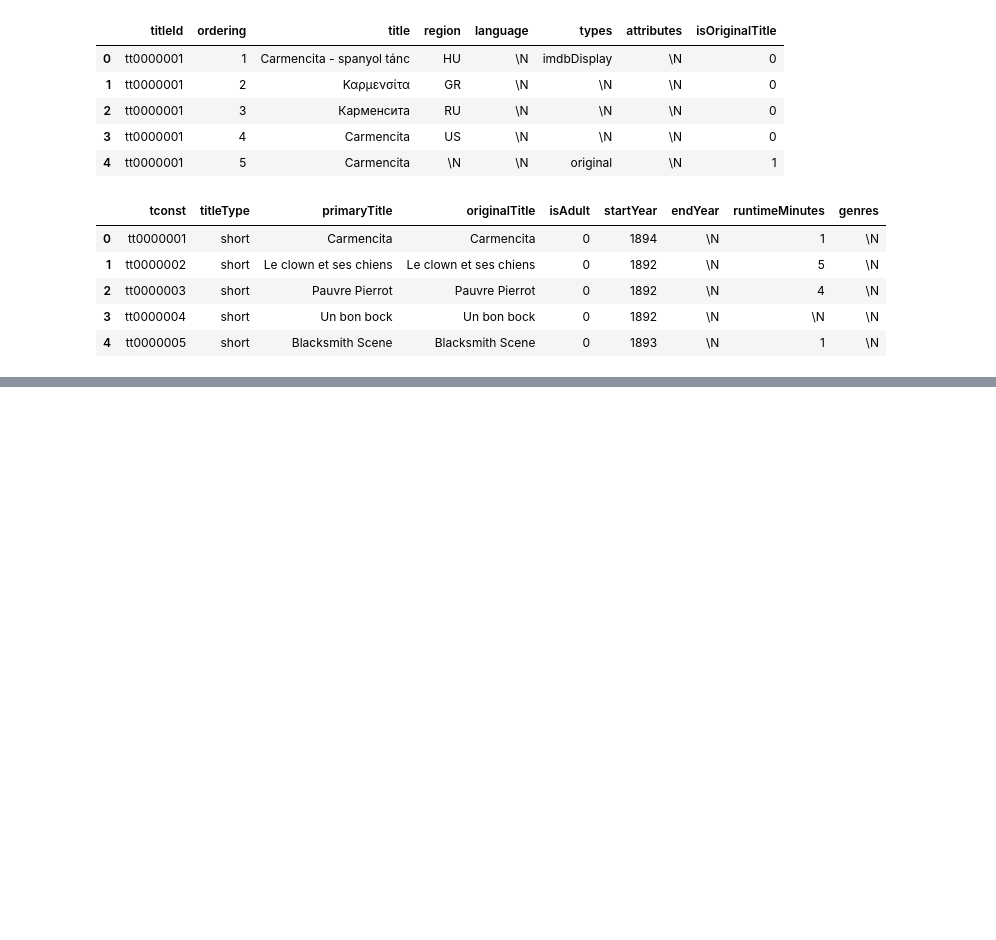
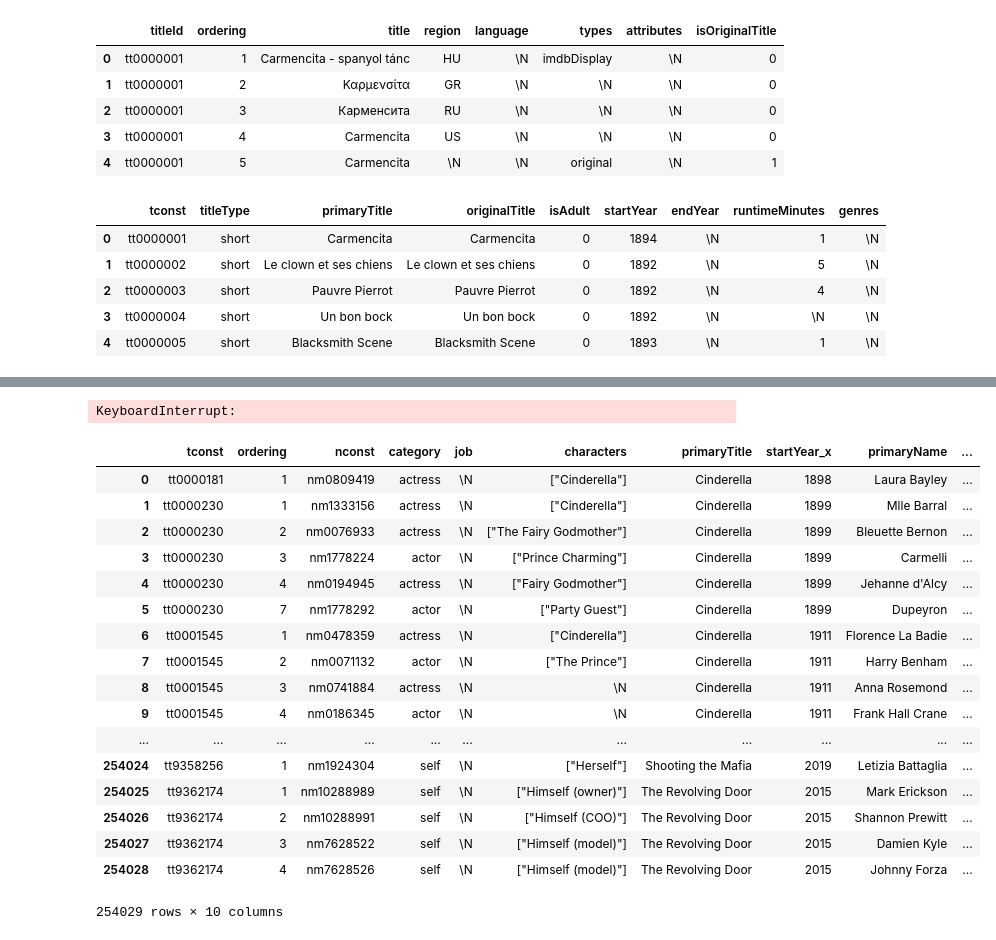
Before and after one commit to tgadf/movies, a Jupyter notebook: IMDB.ipynb, the cells around one changed output, grey strips where cells are left out. Saved outputs shown, nothing was run; the diff lists cells and outputs as text; code cells hidden in the pictures; blank space fills up the shorter version.

```diff
--- a/IMDB.ipynb
+++ b/IMDB.ipynb
@@ -109,0 +553,3 @@ actorstitles = actors.merge(titles, on=['tconst'], how='left')
+# %%
+matches = films.index.map(lambda x: difflib.get_close_matches(x, movies.index, n=1, cutoff=0.9))
+films["match"] = Series(matches, index=films.index).apply(lambda x: None if len(x) == 0 else x[0])
@@ -110,2 +577,30 @@ actorstitles = actors.merge(titles, on=['tconst'], how='left')
+# %%
+matches = namestitles.index.map(lambda x: difflib.get_close_matches(x, films.index, n=1, cutoff=0.95))
+namestitles["match"] = matches.apply(lambda x: None if len(x) == 0 else x[0])
+# %% [output]
+KeyboardInterrupt:
+# %%
+namestitles["match"] = matches.apply(lambda x: None if len(x) == 0 else x[0])
+# %%
+awardsFilms = films.sort_values(by="primaryTitle")
 # %%
-namestitles = actorstitles.merge(names, on=['nconst'], how='left')
+namestitles.merge(awardsFilms, on=['primaryTitle'], how='inner')
+# %% [output]
+|  | tconst | ordering | nconst | category | job | characters | primaryTitle | startYear_x | primaryName | ... |
+| 0 | tt0000181 | 1 | nm0809419 | actress | \N | ["Cinderella"] | Cinderella | 1898 | Laura Bayley | ... |
+| 1 | tt0000230 | 1 | nm1333156 | actress | \N | ["Cinderella"] | Cinderella | 1899 | Mlle Barral | ... |
+| 2 | tt0000230 | 2 | nm0076933 | actress | \N | ["The Fairy Godmother"] | Cinderella | 1899 | Bleuette Bernon | ... |
+| 3 | tt0000230 | 3 | nm1778224 | actor | \N | ["Prince Charming"] | Cinderella | 1899 | Carmelli | ... |
+| 4 | tt0000230 | 4 | nm0194945 | actress | \N | ["Fairy Godmother"] | Cinderella | 1899 | Jehanne d'Alcy | ... |
+| 5 | tt0000230 | 7 | nm1778292 | actor | \N | ["Party Guest"] | Cinderella | 1899 | Dupeyron | ... |
+| 6 | tt0001545 | 1 | nm0478359 | actress | \N | ["Cinderella"] | Cinderella | 1911 | Florence La Badie | ... |
+| 7 | tt0001545 | 2 | nm0071132 | actor | \N | ["The Prince"] | Cinderella | 1911 | Harry Benham | ... |
+| 8 | tt0001545 | 3 | nm0741884 | actress | \N | \N | Cinderella | 1911 | Anna Rosemond | ... |
+| 9 | tt0001545 | 4 | nm0186345 | actor | \N | \N | Cinderella | 1911 | Frank Hall Crane | ... |
+| ... | ... | ... | ... | ... | ... | ... | ... | ... | ... | ... |
+| 254024 | tt9358256 | 1 | nm1924304 | self | \N | ["Herself"] | Shooting the Mafia | 2019 | Letizia Battaglia | ... |
+| 254025 | tt9362174 | 1 | nm10288989 | self | \N | ["Himself (owner)"] | The Revolving Door | 2015 | Mark Erickson | ... |
+| 254026 | tt9362174 | 2 | nm10288991 | self | \N | ["Himself (COO)"] | The Revolving Door | 2015 | Shannon Prewitt | ... |
+| 254027 | tt9362174 | 3 | nm7628522 | self | \N | ["Himself (model)"] | The Revolving Door | 2015 | Damien Kyle | ... |
+| 254028 | tt9362174 | 4 | nm7628526 | self | \N | ["Himself (model)"] | The Revolving Door | 2015 | Johnny Forza | ... |
+254029 rows × 10 columns
```
Also changed, not shown: parts of 43 cells of this notebook, 2 other files.
